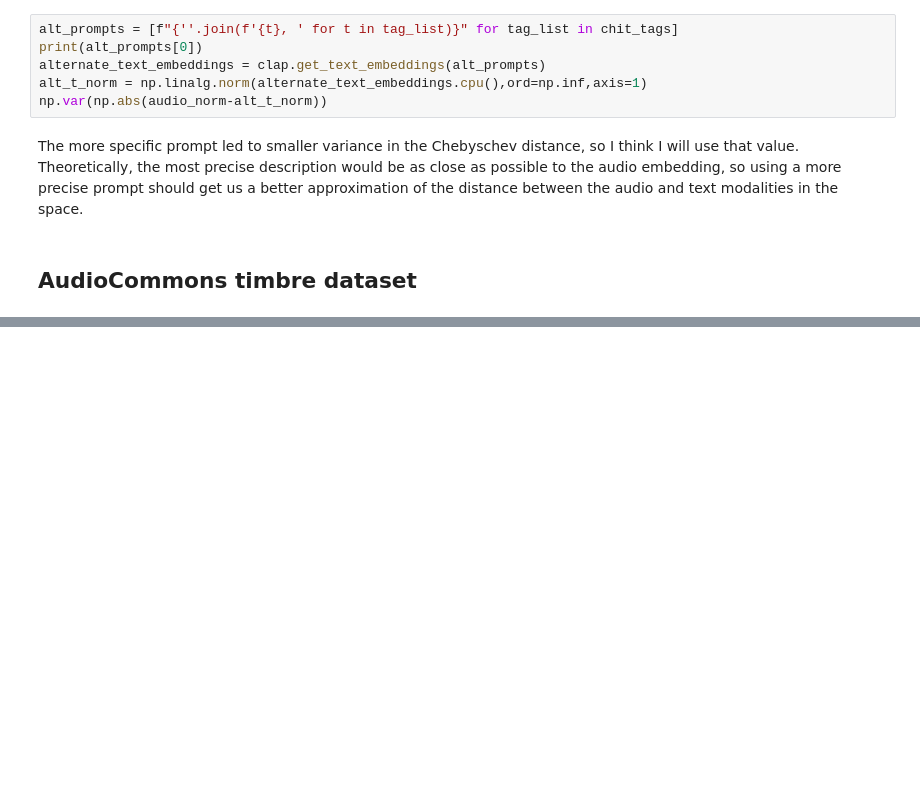
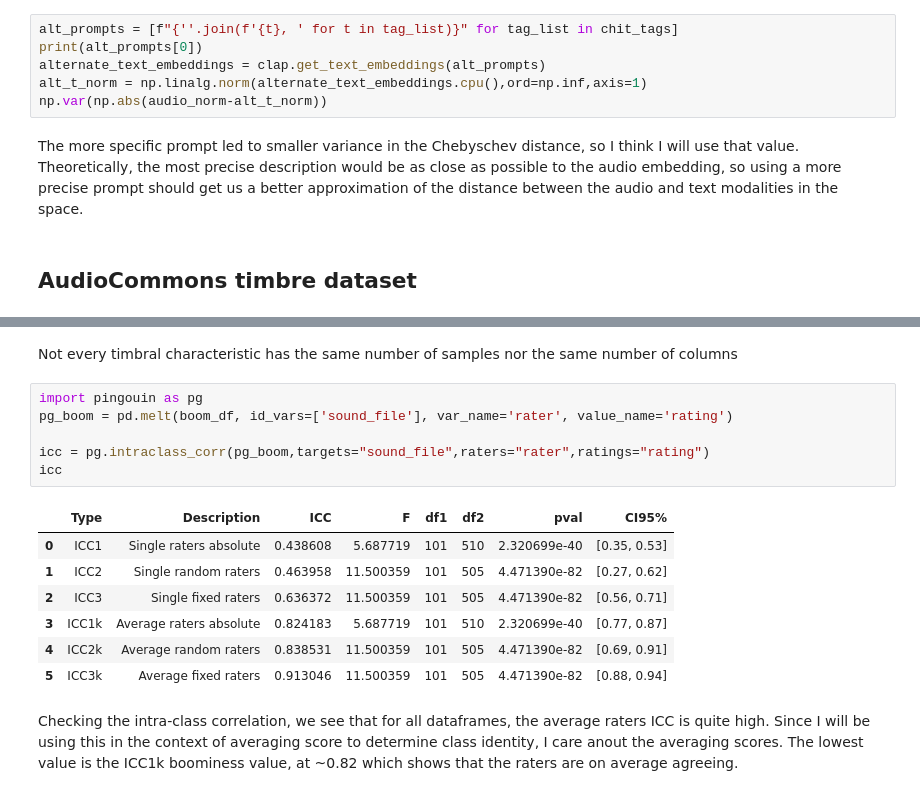
Before and after one commit to pjmcc2/timbre_tags, a Jupyter notebook: scripts/val_data_eda.ipynb, the cells around one changed output, grey strips where cells are left out. Drawn from its saved outputs; the diff is of its cells as text; blank space fills up the shorter version.

```diff
--- a/scripts/val_data_eda.ipynb
+++ b/scripts/val_data_eda.ipynb
@@ -124,0 +125,18 @@ boom_df
+# %% [markdown]
+Not every timbral characteristic has the same number of samples nor the same number of columns
+# %%
+import pingouin as pg
+pg_boom = pd.melt(boom_df, id_vars=['sound_file'], var_name='rater', value_name='rating')
+
+icc = pg.intraclass_corr(pg_boom,targets="sound_file",raters="rater",ratings="rating")
+icc
+# %% [output]
+|  | Type | Description | ICC | F | df1 | df2 | pval | CI95% |
+| 0 | ICC1 | Single raters absolute | 0.438608 | 5.687719 | 101 | 510 | 2.320699e-40 | [0.35, 0.53] |
+| 1 | ICC2 | Single random raters | 0.463958 | 11.500359 | 101 | 505 | 4.471390e-82 | [0.27, 0.62] |
+| 2 | ICC3 | Single fixed raters | 0.636372 | 11.500359 | 101 | 505 | 4.471390e-82 | [0.56, 0.71] |
+| 3 | ICC1k | Average raters absolute | 0.824183 | 5.687719 | 101 | 510 | 2.320699e-40 | [0.77, 0.87] |
+| 4 | ICC2k | Average random raters | 0.838531 | 11.500359 | 101 | 505 | 4.471390e-82 | [0.69, 0.91] |
+| 5 | ICC3k | Average fixed raters | 0.913046 | 11.500359 | 101 | 505 | 4.471390e-82 | [0.88, 0.94] |
+# %% [markdown]
+Checking the intra-class correlation, we see that for all dataframes, the average raters ICC is quite high. Since I will be using this in the context of averaging score to determine class identity, I care anout the averaging scores.  The lowest value is the ICC1k boominess value, at ~0.82 which shows that the raters are on average agreeing.
```
Also changed, not shown: parts of 11 cells of this notebook, 4 other files.
